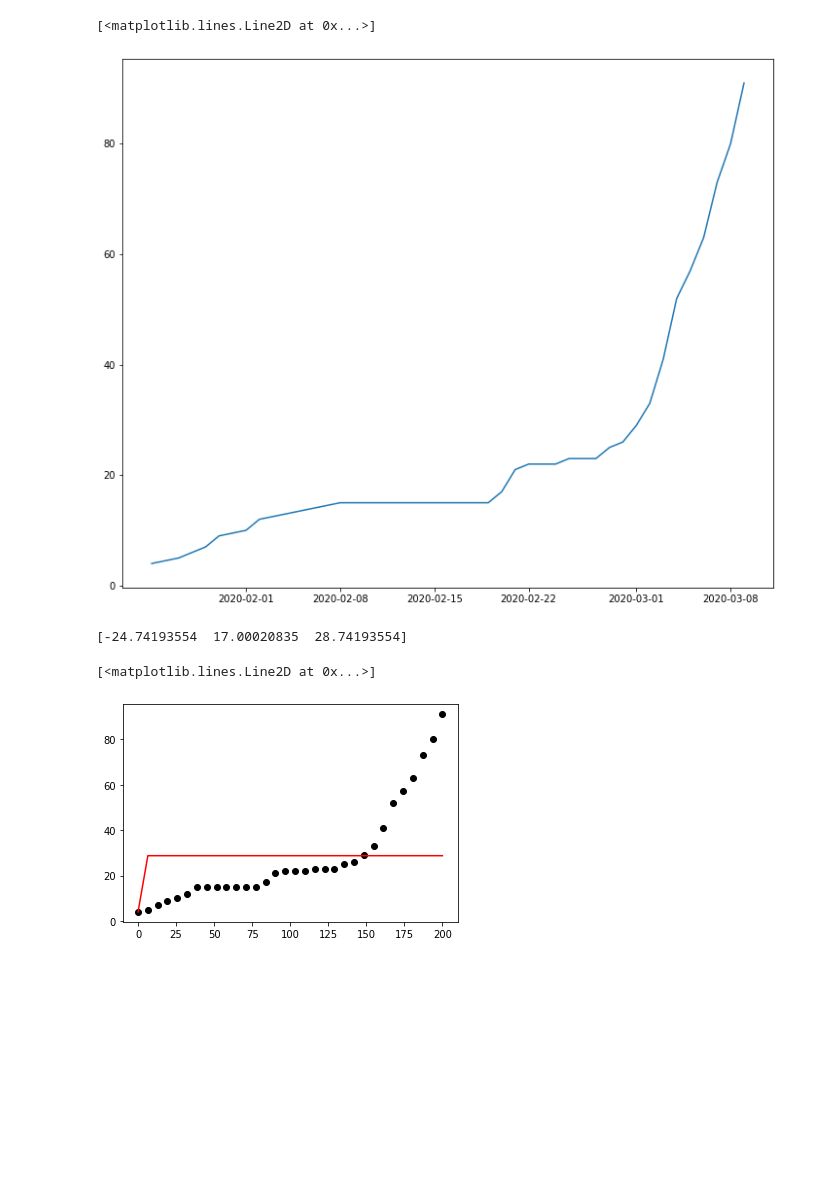
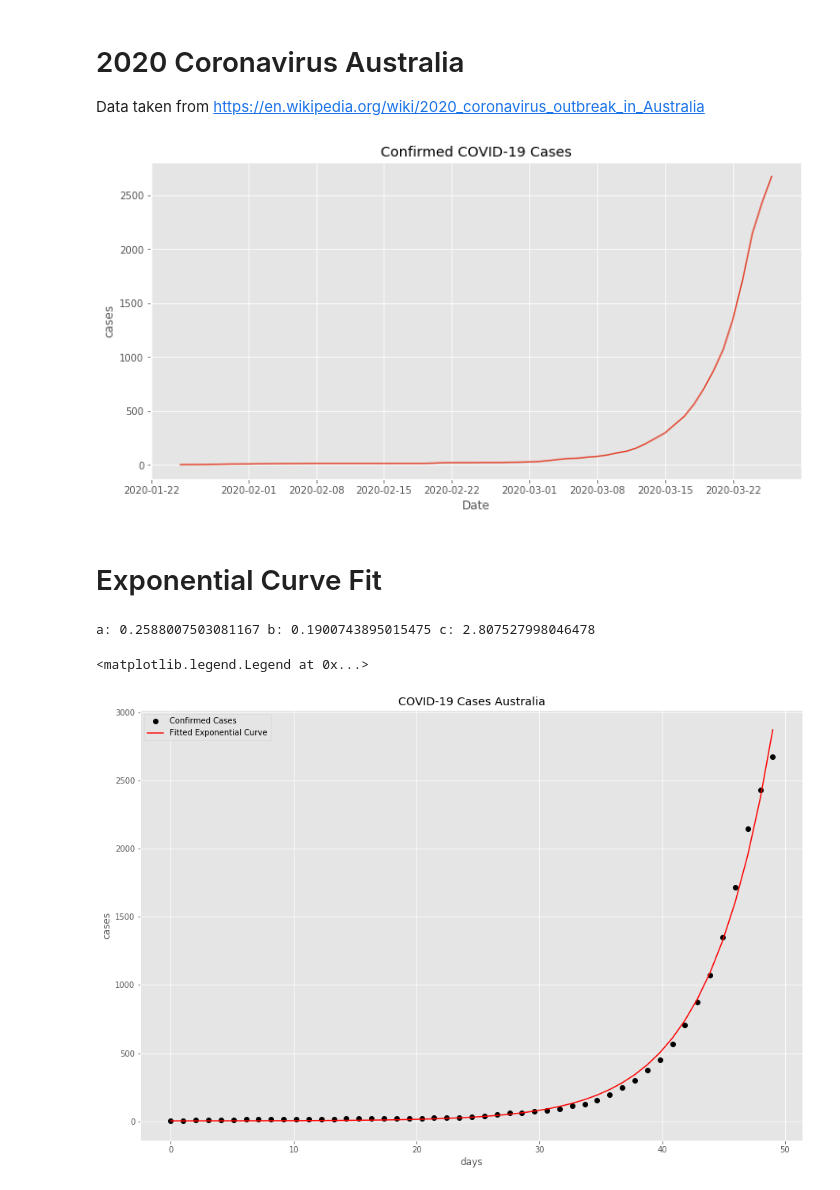
Before and after one commit to sumedho/covid19_australia, a Jupyter notebook: covid analysis.ipynb, the cells around one changed output. Drawn from its saved outputs; the diff is of its cells as text; code cells hidden in the pictures; blank space fills up the shorter version.

Commit message:
latest figures

```diff
--- a/covid analysis.ipynb
+++ b/covid analysis.ipynb
@@ -4,30 +4,49 @@ import numpy as np
 import matplotlib.pyplot as plt
 
 %matplotlib inline
+
+plt.style.use('ggplot')
+# %% [markdown]
+# 2020 Coronavirus Australia
+
+Data taken from https://en.wikipedia.org/wiki/2020_coronavirus_outbreak_in_Australia
 # %%
-df = pd.read_csv('covid-19.csv')
+df = pd.read_csv('au_total.csv')
 
-df.date = pd.to_datetime(df.date, format="%d-%m-%Y")
+df.date = pd.to_datetime(df.date, format="%d/%m/%Y")
+
+fig = plt.figure(figsize=(12, 6))
+
+
+plt.plot(df.date, df.confirmed)
+plt.title('Confirmed COVID-19 Cases');
+plt.xlabel('Date');
+plt.ylabel('cases');
+# %% [output]
+[figure, added]
-# %%
-fig = plt.figure(figsize=(12,10))
-
-plt.plot(df.date, df.confirmed)
-# %% [output]
-[<matplotlib.lines.Line2D at 0x...>]
-[figure, removed]
+# %% [markdown]
+# Exponential Curve Fit
 # %%
 from scipy.optimize import curve_fit
 
+def func(x, a, b, c):
+    return a * np.exp(b * x) + c
 
 
-x = np.linspace(0,200,df.shape[0])
-yn = df.confirmed.values
-popt, pcov = curve_fit(func, x, yn, method='dogbox')#, bounds=(0, [1., 0.1, 0.9]))
+x = np.linspace(0, df.shape[0], df.shape[0])
+confirmed = df.confirmed.values
+popt, pcov = curve_fit(func, x, confirmed, bounds=(0, [20., 1., 10.]))
 
-print(popt)
-plt.plot(x, yn, 'ko', label="Original Noised Data")
-plt.plot(x, func(x, *popt), 'r-', label="Fitted Curve")
+print('a: {0} b: {1} c: {2}'.format(popt[0], popt[1], popt[2]))
+
+fig = plt.figure(figsize=(15, 10))
+plt.plot(x, confirmed, 'ko', label="Confirmed Cases")
+plt.plot(x, func(x, *popt), 'r-', label="Fitted Exponential Curve")
+plt.title('COVID-19 Cases Australia')
+plt.xlabel('days')
+plt.ylabel('cases');
+plt.legend()
 # %% [output]
-[-24.74193554  17.00020835  28.74193554]
+a: 0.2588007503081167 b: 0.1900743895015475 c: 2.807527998046478
-[<matplotlib.lines.Line2D at 0x...>]
+<matplotlib.legend.Legend at 0x...>
-[figure, old version]
+[figure, new version]
```
Also changed, not shown: parts of 4 cells of this notebook, 2 other files.
